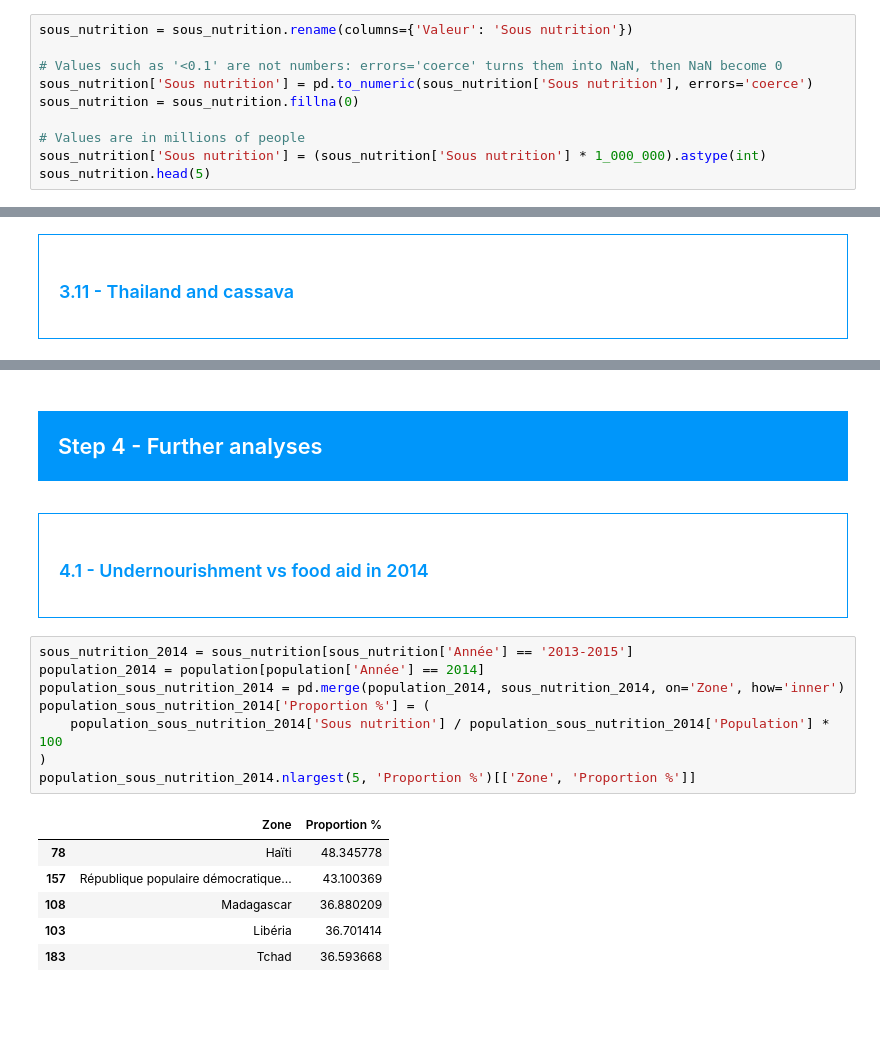
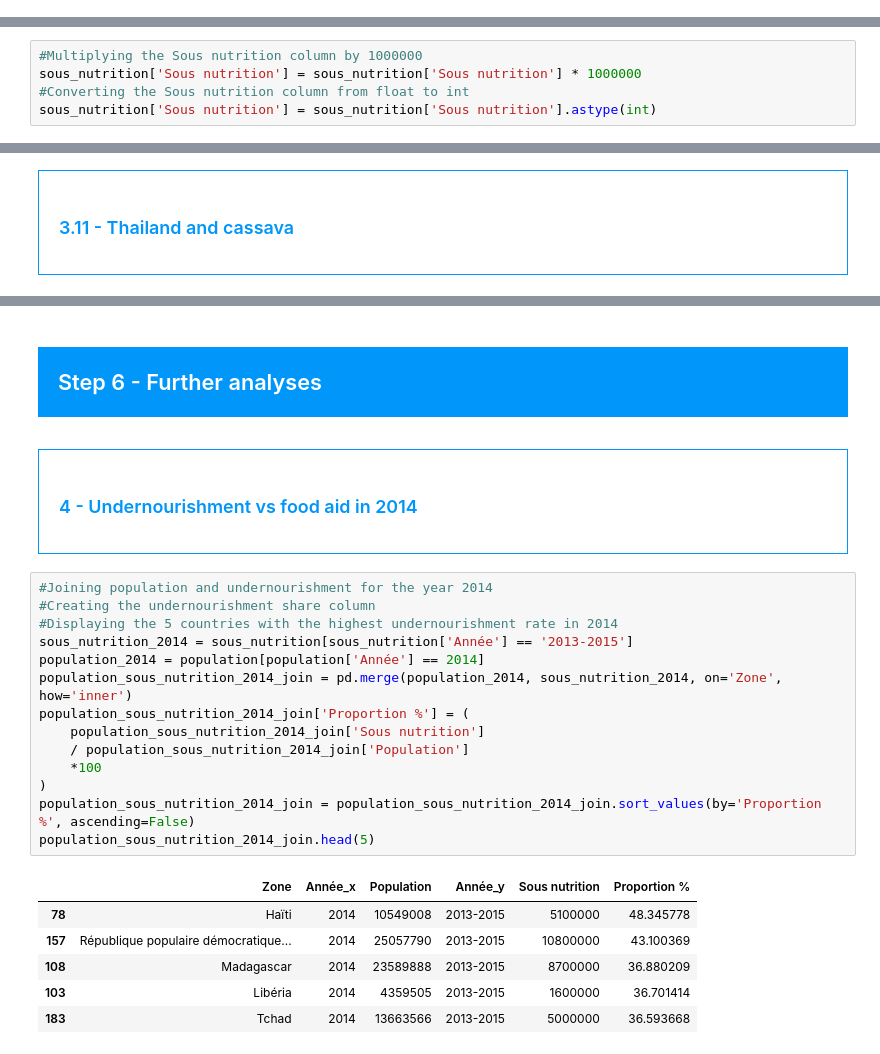
Before and after one commit to axeldrtdata/global-food-security, a Jupyter notebook: notebooks/01_food_security_analysis.ipynb, the cells around one changed output, grey strips where cells are left out. Drawn from its saved outputs; the diff is of its cells as text; blank space fills up the shorter version.

```diff
--- a/notebooks/01_food_security_analysis.ipynb
+++ b/notebooks/01_food_security_analysis.ipynb
@@ -238,10 +181,0 @@ sous_nutrition.head(5)
-# %%
-sous_nutrition = sous_nutrition.rename(columns={'Valeur': 'Sous nutrition'})
-
-# Values such as '<0.1' are not numbers: errors='coerce' turns them into NaN, then NaN become 0
-sous_nutrition['Sous nutrition'] = pd.to_numeric(sous_nutrition['Sous nutrition'], errors='coerce')
-sous_nutrition = sous_nutrition.fillna(0)
-
-# Values are in millions of people
-sous_nutrition['Sous nutrition'] = (sous_nutrition['Sous nutrition'] * 1_000_000).astype(int)
-sous_nutrition.head(5)
@@ -424,0 +307,5 @@ More than a third of the world's cereals are used to produce meat, eggs and dair
+# %%
+#Multiplying the Sous nutrition column by 1000000
+sous_nutrition['Sous nutrition'] = sous_nutrition['Sous nutrition'] * 1000000
+#Converting the Sous nutrition column from float to int
+sous_nutrition['Sous nutrition'] = sous_nutrition['Sous nutrition'].astype(int)
@@ -602,24 +872,30 @@ The data shows a crop grown mostly for export; it cannot tell why the country al
 # %% [markdown]
 <div style="background-color: RGB(0,150,250);" >
-<h2 style="margin: auto; padding: 20px; color:#fff; ">Step 4 - Further analyses</h2>
+<h2 style="margin: auto; padding: 20px; color:#fff; ">Step 6 - Further analyses</h2>
 </div>
 # %% [markdown]
 <div style="border: 1px solid RGB(0,150,250);" >
-<h3 style="margin: auto; padding: 20px; color: RGB(0,150,250); ">4.1 - Undernourishment vs food aid in 2014</h3>
+<h3 style="margin: auto; padding: 20px; color: RGB(0,150,250); ">4 - Undernourishment vs food aid in 2014</h3>
 </div>
 # %%
+#Joining population and undernourishment for the year 2014
+#Creating the undernourishment share column
+#Displaying the 5 countries with the highest undernourishment rate in 2014
 sous_nutrition_2014 = sous_nutrition[sous_nutrition['Année'] == '2013-2015']
 population_2014 = population[population['Année'] == 2014]
-population_sous_nutrition_2014 = pd.merge(population_2014, sous_nutrition_2014, on='Zone', how='inner')
-population_sous_nutrition_2014['Proportion %'] = (
-    population_sous_nutrition_2014['Sous nutrition'] / population_sous_nutrition_2014['Population'] * 100
+population_sous_nutrition_2014_join = pd.merge(population_2014, sous_nutrition_2014, on='Zone', how='inner')
+population_sous_nutrition_2014_join['Proportion %'] = (
+    population_sous_nutrition_2014_join['Sous nutrition']
+    / population_sous_nutrition_2014_join['Population']
+    *100
 )
-population_sous_nutrition_2014.nlargest(5, 'Proportion %')[['Zone', 'Proportion %']]
+population_sous_nutrition_2014_join = population_sous_nutrition_2014_join.sort_values(by='Proportion %', ascending=False)
+population_sous_nutrition_2014_join.head(5)
 # %% [output]
-|  | Zone | Proportion % |
-| 78 | Haïti | 48.345778 |
-| 157 | République populaire démocratique... | 43.100369 |
-| 108 | Madagascar | 36.880209 |
-| 103 | Libéria | 36.701414 |
-| 183 | Tchad | 36.593668 |
+|  | Zone | Année_x | Population | Année_y | Sous nutrition | Proportion % |
+| 78 | Haïti | 2014 | 10549008 | 2013-2015 | 5100000 | 48.345778 |
+| 157 | République populaire démocratique... | 2014 | 25057790 | 2013-2015 | 10800000 | 43.100369 |
+| 108 | Madagascar | 2014 | 23589888 | 2013-2015 | 8700000 | 36.880209 |
+| 103 | Libéria | 2014 | 4359505 | 2013-2015 | 1600000 | 36.701414 |
+| 183 | Tchad | 2014 | 13663566 | 2013-2015 | 5000000 | 36.593668 |
 # %%
```
Also changed, not shown: parts of 190 cells of this notebook.
